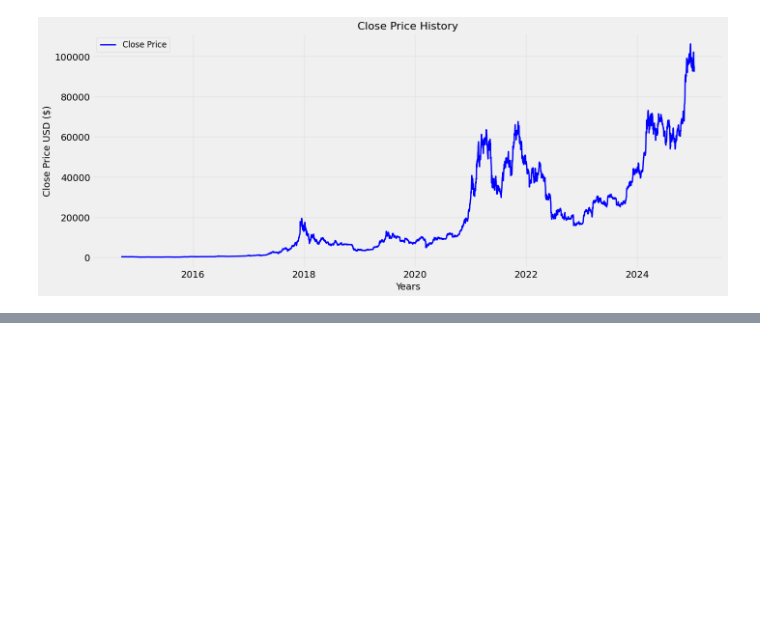
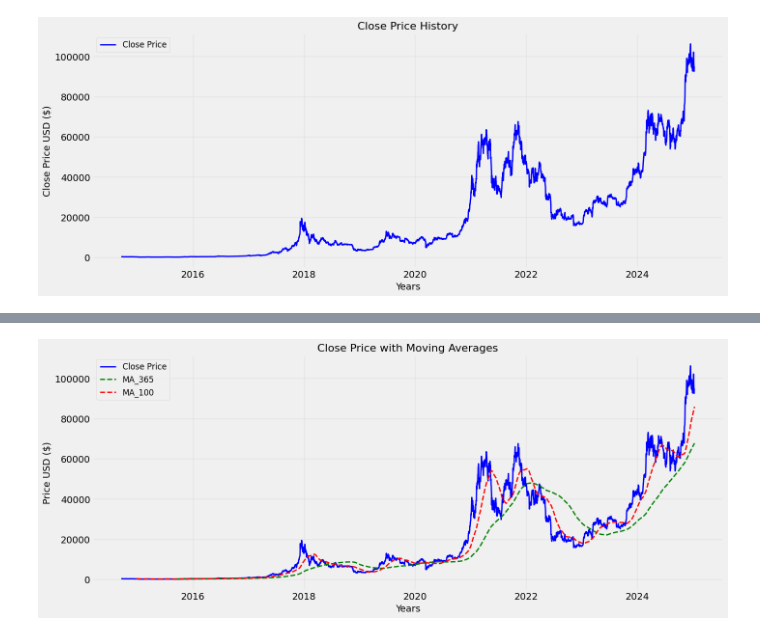
Before and after one commit to YonInsights/Cryptocurrency-Bitcoin-Price-Prediction, a Jupyter notebook: notebook/EDA.ipynb, the cells around one changed output, grey strips where cells are left out. Saved outputs shown, nothing was run; the diff lists cells and outputs as text; code cells hidden in the pictures; blank space fills up the shorter version.

Commit message:
plot moving average

```diff
--- a/notebook/EDA.ipynb
+++ b/notebook/EDA.ipynb
@@ -100,0 +117,3 @@ plot_time_series(
+# %%
+closing_price['MA_365']=closing_price['Close'].rolling(window=365).mean()
+closing_price['MA_100']=closing_price['Close'].rolling(window=100).mean()
@@ -100,0 +131,13 @@ plot_time_series(
+# %%
+plot_time_series_with_moving_averages(
+    data=closing_price,
+    column='Close',
+    ma_columns=['MA_365', 'MA_100'],
+    ma_styles=[{'color': 'green', 'linestyle': '--'}, {'color': 'red', 'linestyle': '--'}],
+    title='Close Price with Moving Averages',
+    xlabel='Years',
+    ylabel='Price USD ($)',
+    label='Close Price'
+)
+# %% [output]
+[figure, added]
```
Also changed, not shown: parts of 6 cells of this notebook, 1 other file.
